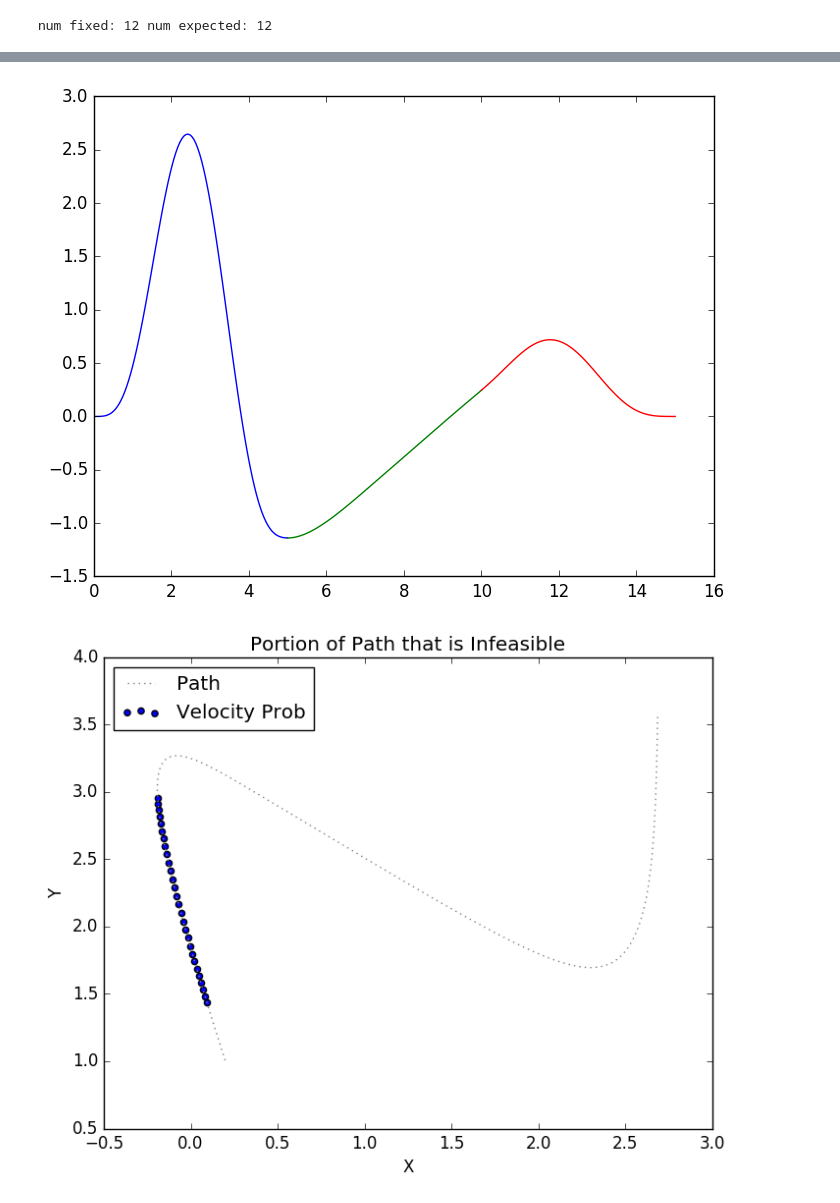
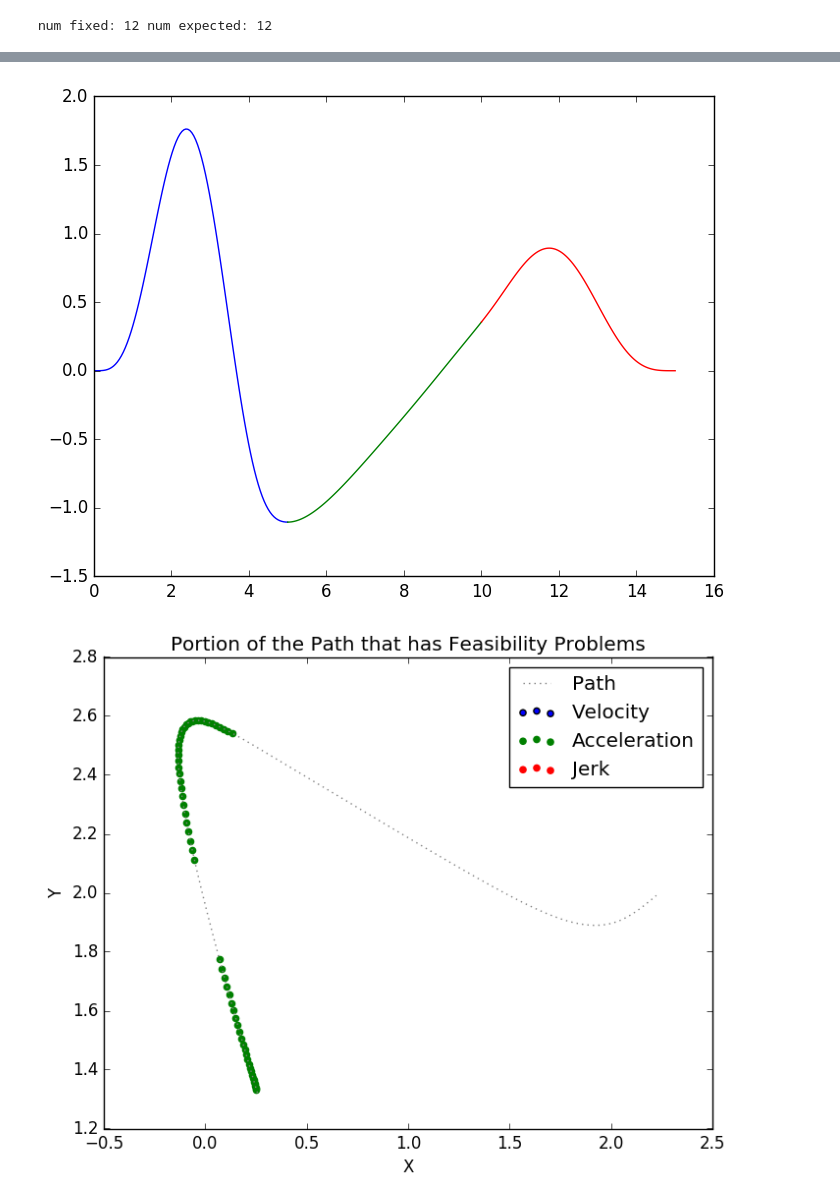
Before and after one commit to stefantj/polynomial-path-smoothing, a Jupyter notebook: Multi-segment.ipynb, the cells around one changed output, grey strips where cells are left out. Saved outputs shown, nothing was run; the diff lists cells and outputs as text; code cells hidden in the pictures.

Commit message:
Added Acceleration and Jerk Checking

```diff
--- a/Multi-segment.ipynb
+++ b/Multi-segment.ipynb
@@ -6,12 +6,14 @@ include("poly_helper.jl")
 
 num_points=4
 cont_order = 5;
-#prob = random_poly_prob(num_points,cont_order);
+prob = random_poly_prob(num_points,cont_order);
 params = PolyParams(cont_order);
 sol = poly_smoothing(prob, params)
 plot_poly(sol,1);
 plot_poly_dim(sol,2,"x")
 plot_poly_dim(sol,3,"y")
-verifyActuateablePath(sol, 2.0, 1.0, 1.0, 1.0, 100000000000000.0);
+#Max Velocity and Acceleration taken from what is used in pikachu launch files
+#Max Jerk guessed
+verifyActuateablePath(sol, 2.0, 0.65, 10.0, 100000000000000.0);
 # %% [output]
 num fixed: 12 num expected: 12
@@ -22,3 +24,3 @@ WARNING: Method definition (::Type{Main.PolyProblem})(Array{Float64, 1}, Array{F
 [figure]
-[figure, old version]
+[figure, new version]
-[figure, old version]
+[figure, new version]
```
Also changed, not shown: parts of 1 cell of this notebook, 2 other files.
